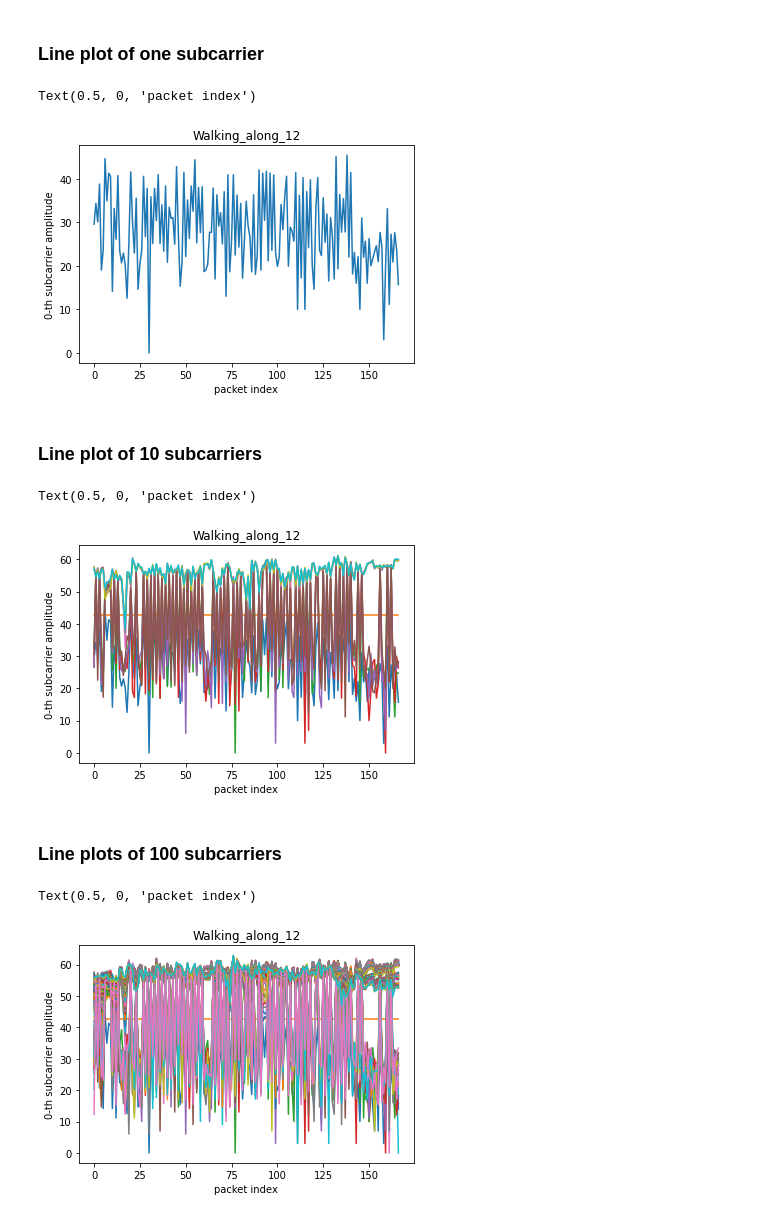
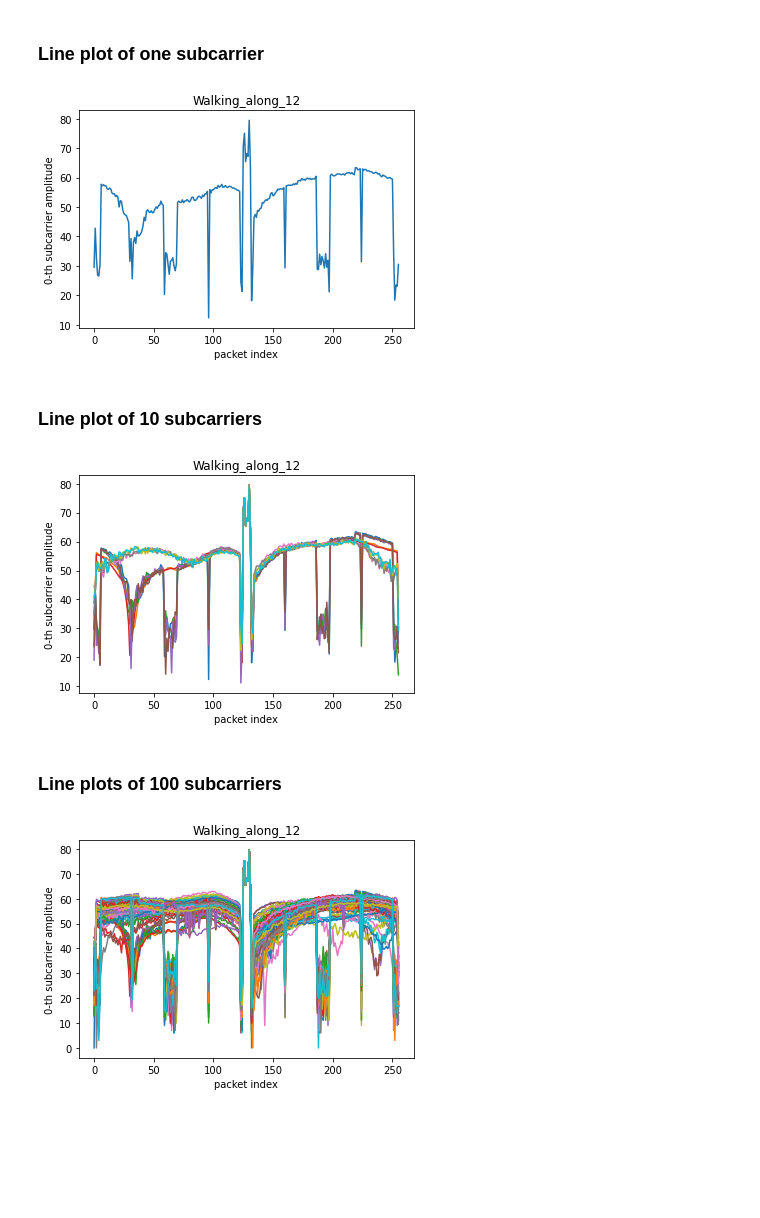
Before and after one commit to srk-practicum/2022-knu-wmi, a Jupyter notebook: Visualization.ipynb, the cells around one changed output. Drawn from its saved outputs; the diff is of its cells as text; code cells hidden in the pictures; blank space fills up the shorter version.

```diff
--- a/Visualization.ipynb
+++ b/Visualization.ipynb
@@ -138,36 +138,36 @@ bg.heatmap()
 # %%
 # for filename in dataframes:
 filename = "Walking_along_12.csv"
-dataframes[filename][0].plot.line()
+dataframes[filename].iloc[0].plot.line()
 plt.title(filename[:-4])
 plt.ylabel(f"{0}-th subcarrier amplitude")
 plt.xlabel("packet index")
+plt.show()
 # %% [output]
-Text(0.5, 0, 'packet index')
-[figure, old version]
+[figure, new version]
 # %% [markdown]
 ### Line plot of 10 subcarriers
 # %%
 # for filename in dataframes:
 filename = "Walking_along_12.csv"
 for i in range (10):
-    dataframes[filename][i].plot.line()
+    dataframes[filename].iloc[i].plot.line()
     plt.title(filename[:-4])
 plt.ylabel(f"{0}-th subcarrier amplitude")
 plt.xlabel("packet index")
+plt.show()
 # %% [output]
-Text(0.5, 0, 'packet index')
-[figure, old version]
+[figure, new version]
 # %% [markdown]
 ### Line plots of 100 subcarriers
 # %%
 # for filename in dataframes:
 filename = "Walking_along_12.csv"
 for i in range (100):
-    dataframes[filename][i].plot.line()
+    dataframes[filename].iloc[i].plot.line()
 plt.title(filename[:-4])
 plt.ylabel(f"{0}-th subcarrier amplitude")
 plt.xlabel("packet index")
+plt.show()
 # %% [output]
-Text(0.5, 0, 'packet index')
-[figure, old version]
+[figure, new version]
```
